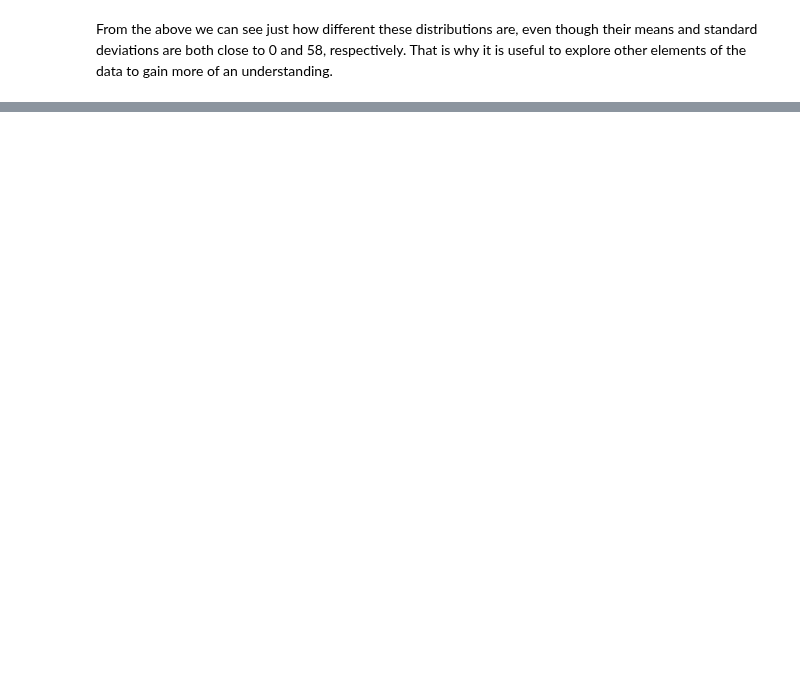
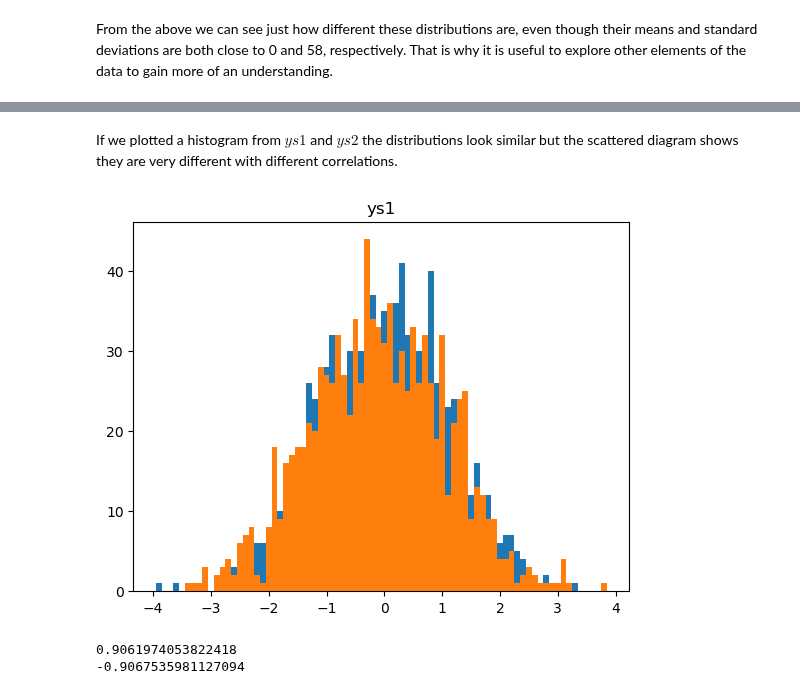
Before and after one commit to inthelabs/learning-data-science, a Jupyter notebook: CH10 - Working With Data.ipynb, the cells around one changed output, grey strips where cells are left out. Saved outputs shown, nothing was run; the diff lists cells and outputs as text; code cells hidden in the pictures; blank space fills up the shorter version.

```diff
--- a/CH10 - Working With Data.ipynb
+++ b/CH10 - Working With Data.ipynb
@@ -66,0 +71,15 @@ plt.show()
+# %% [markdown]
+If we plotted a histogram from $ys1$ and $ys2$ the distributions look similar but the scattered diagram shows they are very different with different correlations.
+# %%
+plot_histogram(ys1,0.1,"ys1")
+plot_histogram(ys2,0.1,"ys1")
+# %% [output]
+[figure, added]
+# %%
+from helpers import covariance,correlation
+
+print(correlation(xs, ys1)) #about 0.9
+print(correlation(xs, ys2)) #about -0.9
+# %% [output]
+0.9061974053822418
+-0.9067535981127094
```
Also changed, not shown: parts of 19 cells of this notebook, 3 other files.
